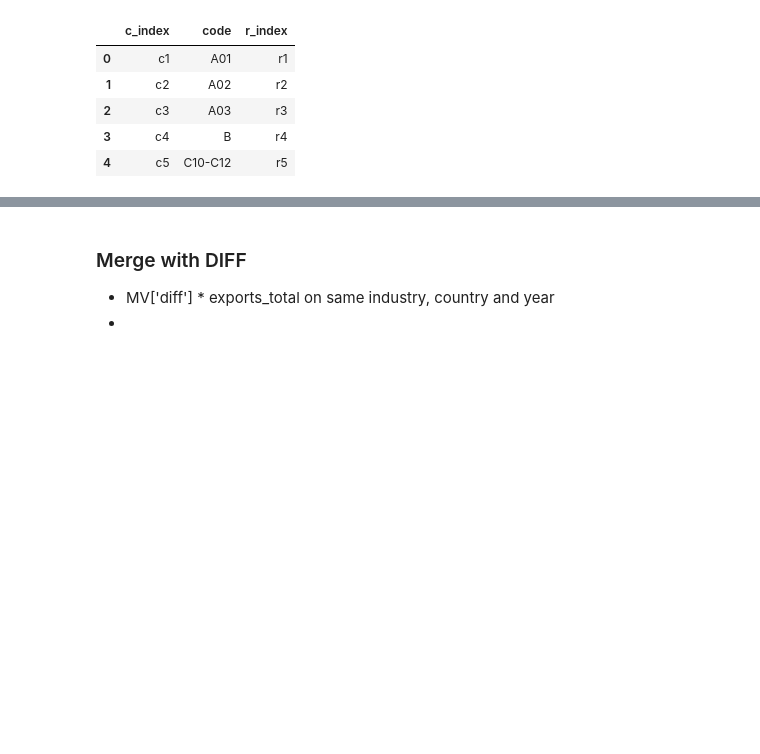
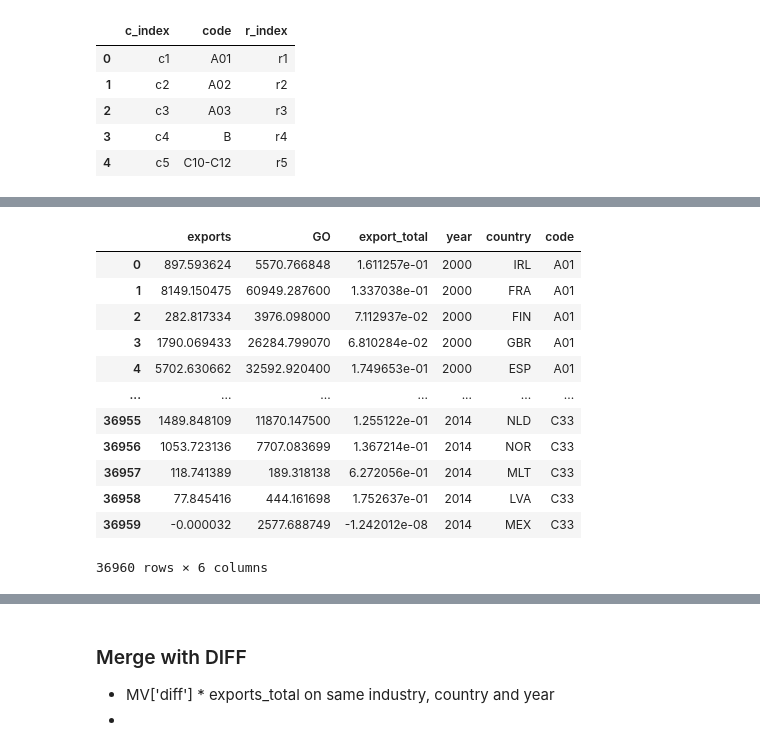
Before and after one commit to kavyajeetbora/ETL_wages, a Jupyter notebook: WIOD.ipynb, the cells around one changed output, grey strips where cells are left out. Drawn from its saved outputs; the diff is of its cells as text; code cells hidden in the pictures; blank space fills up the shorter version.

```diff
--- a/WIOD.ipynb
+++ b/WIOD.ipynb
@@ -764,3 +783,19 @@ Wall time: 11.9 s
+# %%
+exports_all
+# %% [output]
+|  | exports | GO | export_total | year | country | code |
+| 0 | 897.593624 | 5570.766848 | 1.611257e-01 | 2000 | IRL | A01 |
+| 1 | 8149.150475 | 60949.287600 | 1.337038e-01 | 2000 | FRA | A01 |
+| 2 | 282.817334 | 3976.098000 | 7.112937e-02 | 2000 | FIN | A01 |
+| 3 | 1790.069433 | 26284.799070 | 6.810284e-02 | 2000 | GBR | A01 |
+| 4 | 5702.630662 | 32592.920400 | 1.749653e-01 | 2000 | ESP | A01 |
+| ... | ... | ... | ... | ... | ... | ... |
+| 36955 | 1489.848109 | 11870.147500 | 1.255122e-01 | 2014 | NLD | C33 |
+| 36956 | 1053.723136 | 7707.083699 | 1.367214e-01 | 2014 | NOR | C33 |
+| 36957 | 118.741389 | 189.318138 | 6.272056e-01 | 2014 | MLT | C33 |
+| 36958 | 77.845416 | 444.161698 | 1.752637e-01 | 2014 | LVA | C33 |
+| 36959 | -0.000032 | 2577.688749 | -1.242012e-08 | 2014 | MEX | C33 |
+36960 rows × 6 columns
 # %%
 exp_imp_df = pd.merge(
     left=imports_all,
```
Also changed, not shown: parts of 23 cells of this notebook.
